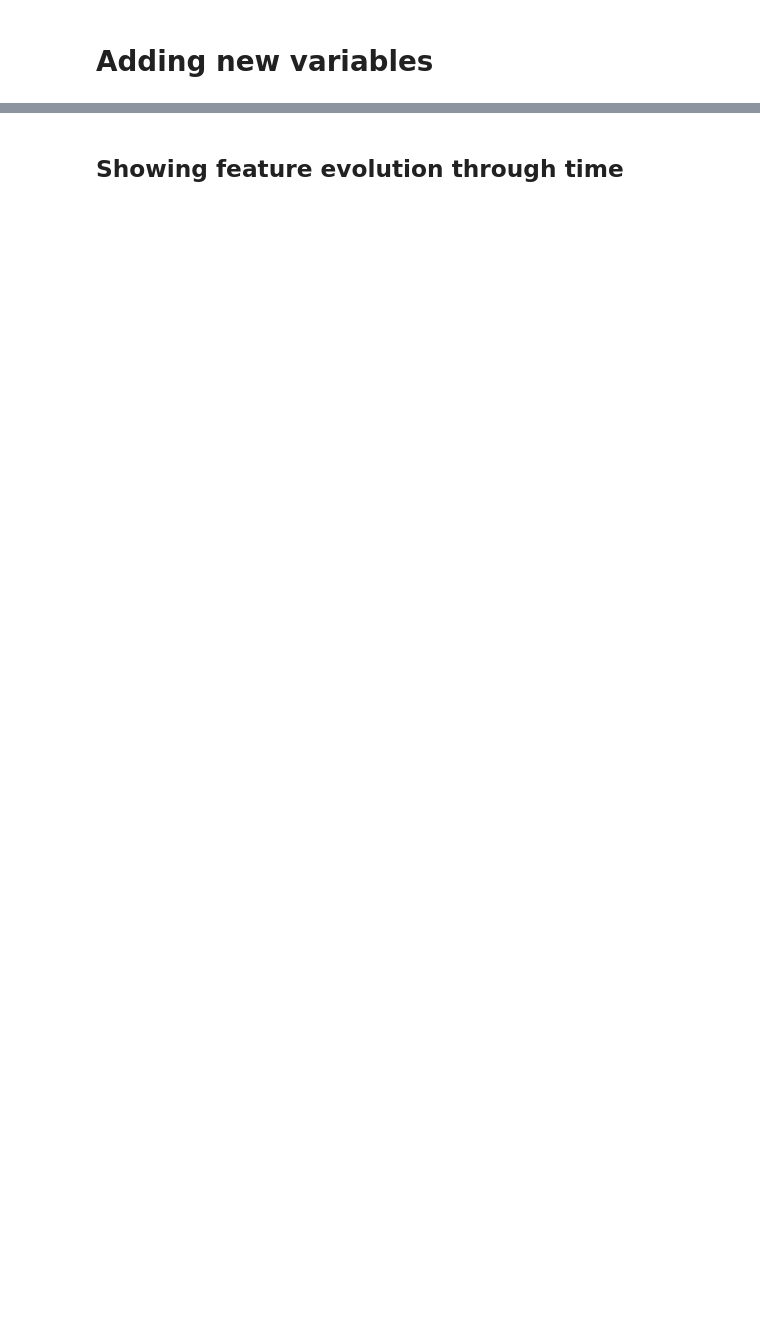
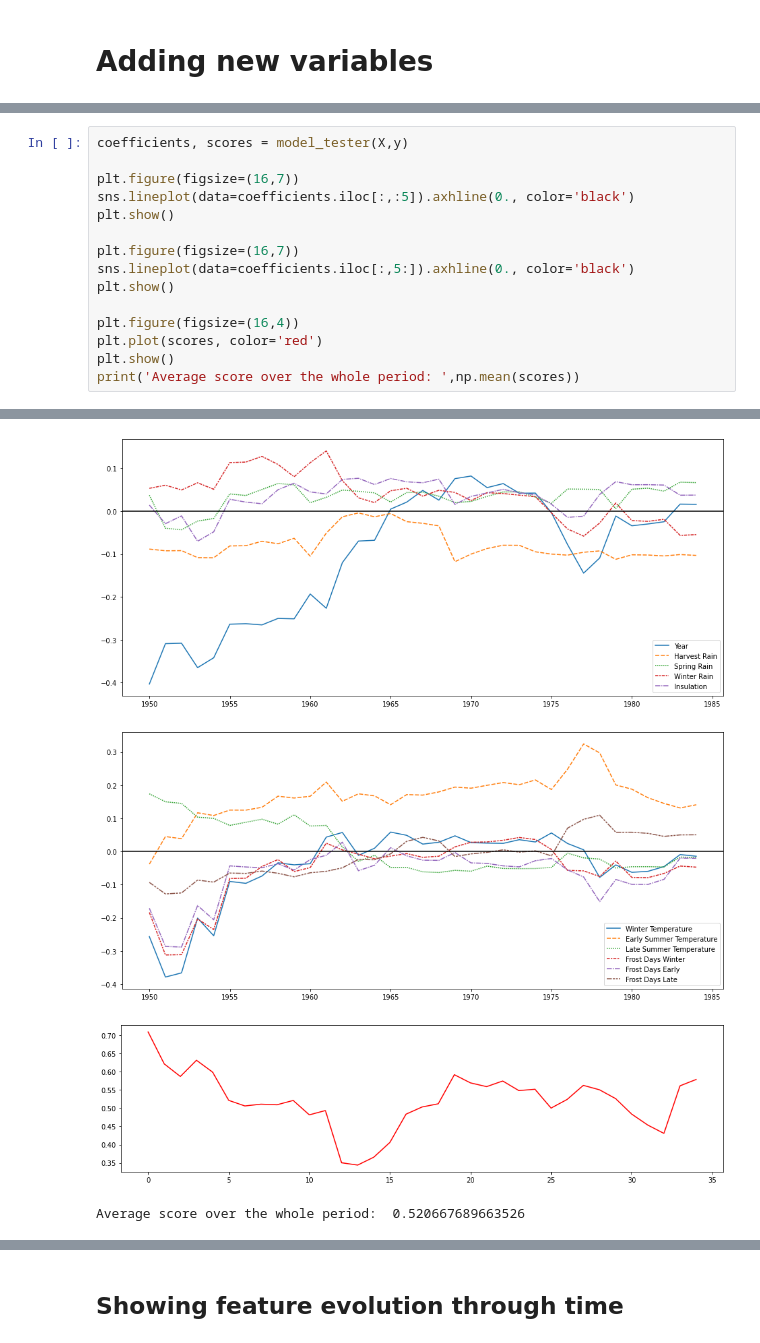
Before and after one commit to RoucherA/GrandCruClassifier, a Jupyter notebook: regression.ipynb, the cells around one changed output, grey strips where cells are left out. Drawn from its saved outputs; the diff is of its cells as text; blank space fills up the shorter version.

```diff
--- a/regression.ipynb
+++ b/regression.ipynb
@@ -120,0 +157,16 @@ ValueError: Found input variables with inconsistent numbers of samples: [30, 31]
+# %%
+coefficients, scores = model_tester(X,y)
+
+plt.figure(figsize=(16,7))
+sns.lineplot(data=coefficients.iloc[:,:5]).axhline(0., color='black')
+plt.show()
+
+plt.figure(figsize=(16,7))
+sns.lineplot(data=coefficients.iloc[:,5:]).axhline(0., color='black')
+plt.show()
+
+plt.figure(figsize=(16,4))
+plt.plot(scores, color='red')
+plt.show()
+print('Average score over the whole period: ',np.mean(scores))
+# %% [output]
@@ -120,0 +179,4 @@ ValueError: Found input variables with inconsistent numbers of samples: [30, 31]
+[figure, added]
+[figure, added]
+[figure, added]
+Average score over the whole period:  0.520667689663526
```
Also changed, not shown: parts of 23 cells of this notebook, 2 other files.
